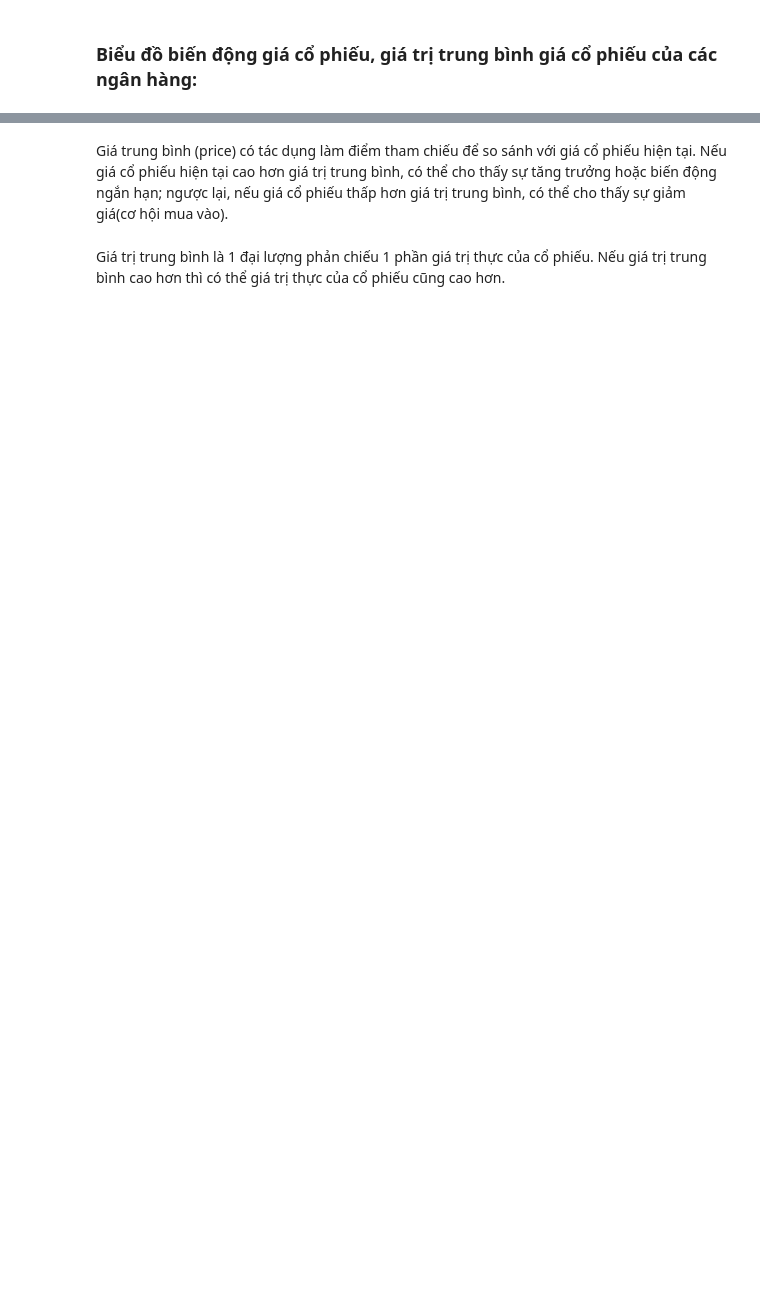
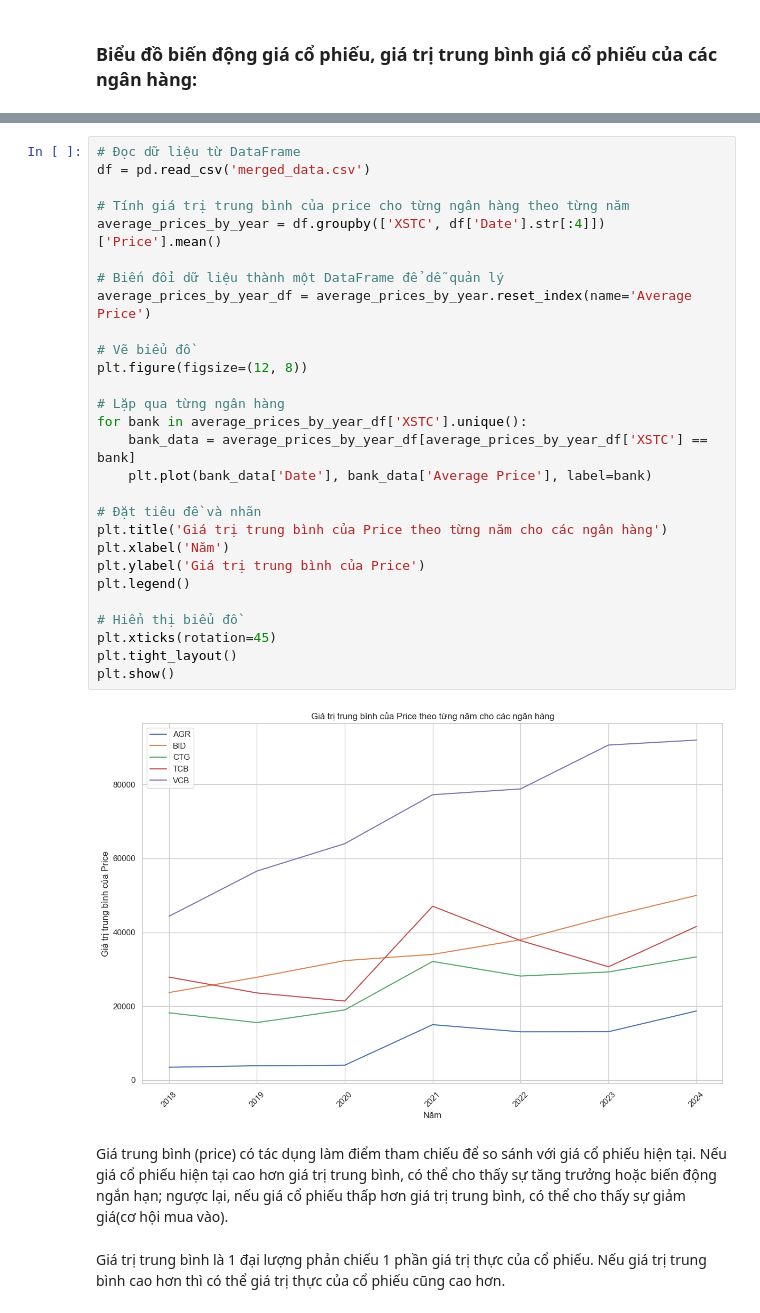
Before and after one commit to HTNam1710/DataViz_Lab02, a Jupyter notebook: price_change_mean.ipynb, the cells around one changed output, grey strips where cells are left out. Drawn from its saved outputs; the diff is of its cells as text; blank space fills up the shorter version.

```diff
--- a/price_change_mean.ipynb
+++ b/price_change_mean.ipynb
@@ -86,3 +117,33 @@ Passing `palette` without assigning `hue` is deprecated and will be removed in v
+# %%
+# Đọc dữ liệu từ DataFrame
+df = pd.read_csv('merged_data.csv')
+
+# Tính giá trị trung bình của price cho từng ngân hàng theo từng năm
+average_prices_by_year = df.groupby(['XSTC', df['Date'].str[:4]])['Price'].mean()
+
+# Biến đổi dữ liệu thành một DataFrame để dễ quản lý
+average_prices_by_year_df = average_prices_by_year.reset_index(name='Average Price')
+
+# Vẽ biểu đồ
+plt.figure(figsize=(12, 8))
+
+# Lặp qua từng ngân hàng
+for bank in average_prices_by_year_df['XSTC'].unique():
+    bank_data = average_prices_by_year_df[average_prices_by_year_df['XSTC'] == bank]
+    plt.plot(bank_data['Date'], bank_data['Average Price'], label=bank)
+
+# Đặt tiêu đề và nhãn
+plt.title('Giá trị trung bình của Price theo từng năm cho các ngân hàng')
+plt.xlabel('Năm')
+plt.ylabel('Giá trị trung bình của Price')
+plt.legend()
+
+# Hiển thị biểu đồ
+plt.xticks(rotation=45)
+plt.tight_layout()
+plt.show()
+# %% [output]
+[figure, added]
 # %% [markdown]
 Giá trung bình (price) có tác dụng làm điểm tham chiếu để so sánh với giá cổ phiếu hiện tại. Nếu giá cổ phiếu hiện tại cao hơn giá trị trung bình, có thể cho thấy sự tăng trưởng hoặc biến động ngắn hạn; ngược lại, nếu giá cổ phiếu thấp hơn giá trị trung bình, có thể cho thấy sự giảm giá(cơ hội mua vào).
 # %% [markdown]
```
Also changed, not shown: parts of 13 cells of this notebook, 1 other file.
